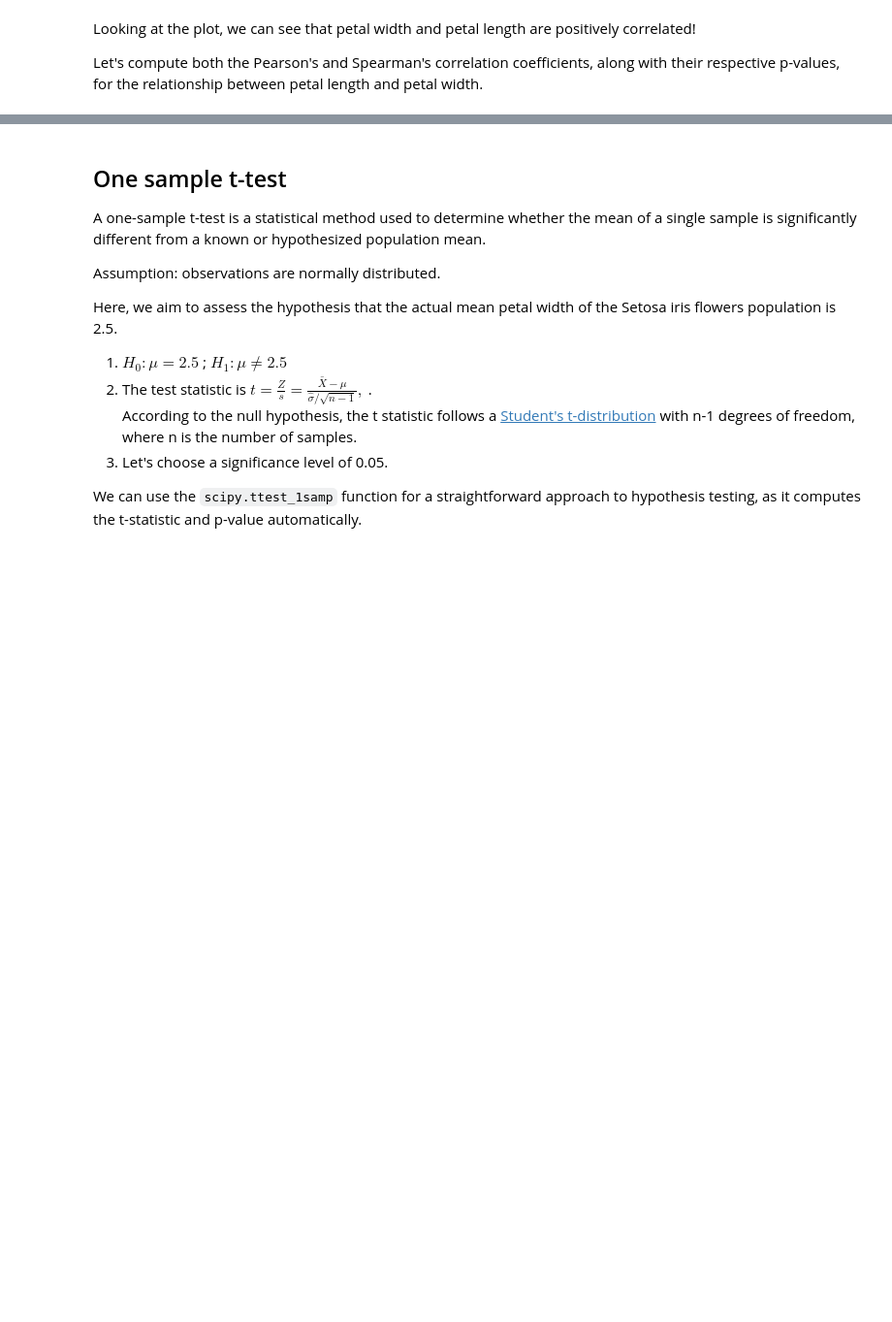
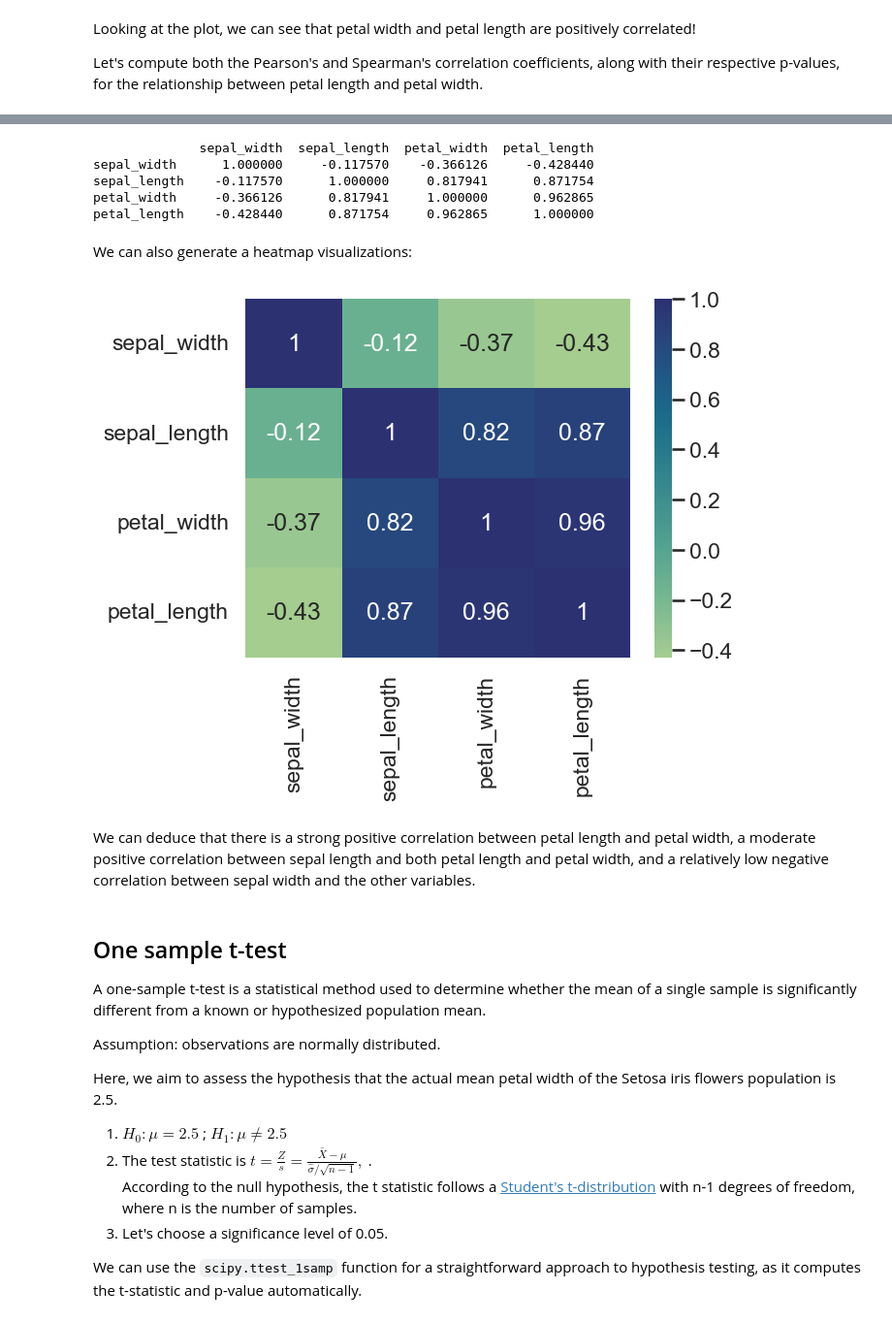
Before and after one commit to yoavram/PyDataSciBio, a Jupyter notebook: notebook_drafts/statistics_3.ipynb, the cells around one changed output, grey strips where cells are left out. Shown: that part at 97% size. Drawn from its saved outputs; the diff is of its cells as text; code cells hidden in the pictures; blank space fills up the shorter version.

```diff
--- a/notebook_drafts/statistics_3.ipynb
+++ b/notebook_drafts/statistics_3.ipynb
@@ -201,7 +207,21 @@ Now let's generate a pairwise correlation matrix among all the numerical columns
 # %%
 cormat = iris_data[["sepal_width","sepal_length","petal_width","petal_length"]].corr()
 print(cormat)
-sns.heatmap(cormat,cmap="crest");
+# %% [output]
+              sepal_width  sepal_length  petal_width  petal_length
+sepal_width      1.000000     -0.117570    -0.366126     -0.428440
+sepal_length    -0.117570      1.000000     0.817941      0.871754
+petal_width     -0.366126      0.817941     1.000000      0.962865
+petal_length    -0.428440      0.871754     0.962865      1.000000
+# %% [markdown]
+We can also generate a heatmap visualizations:
+# %%
+sns.heatmap(cormat,annot = True,cmap="crest");
+# %% [output]
+[figure, added]
+# %% [markdown]
+
+We can deduce that there is a strong positive correlation between petal length and petal width, a moderate positive correlation between sepal length and both petal length and petal width, and a relatively low negative correlation between sepal width and the other variables.
 # %% [markdown]
 ## One sample t-test
 
```
Also changed, not shown: parts of 35 cells of this notebook, 1 other file.
